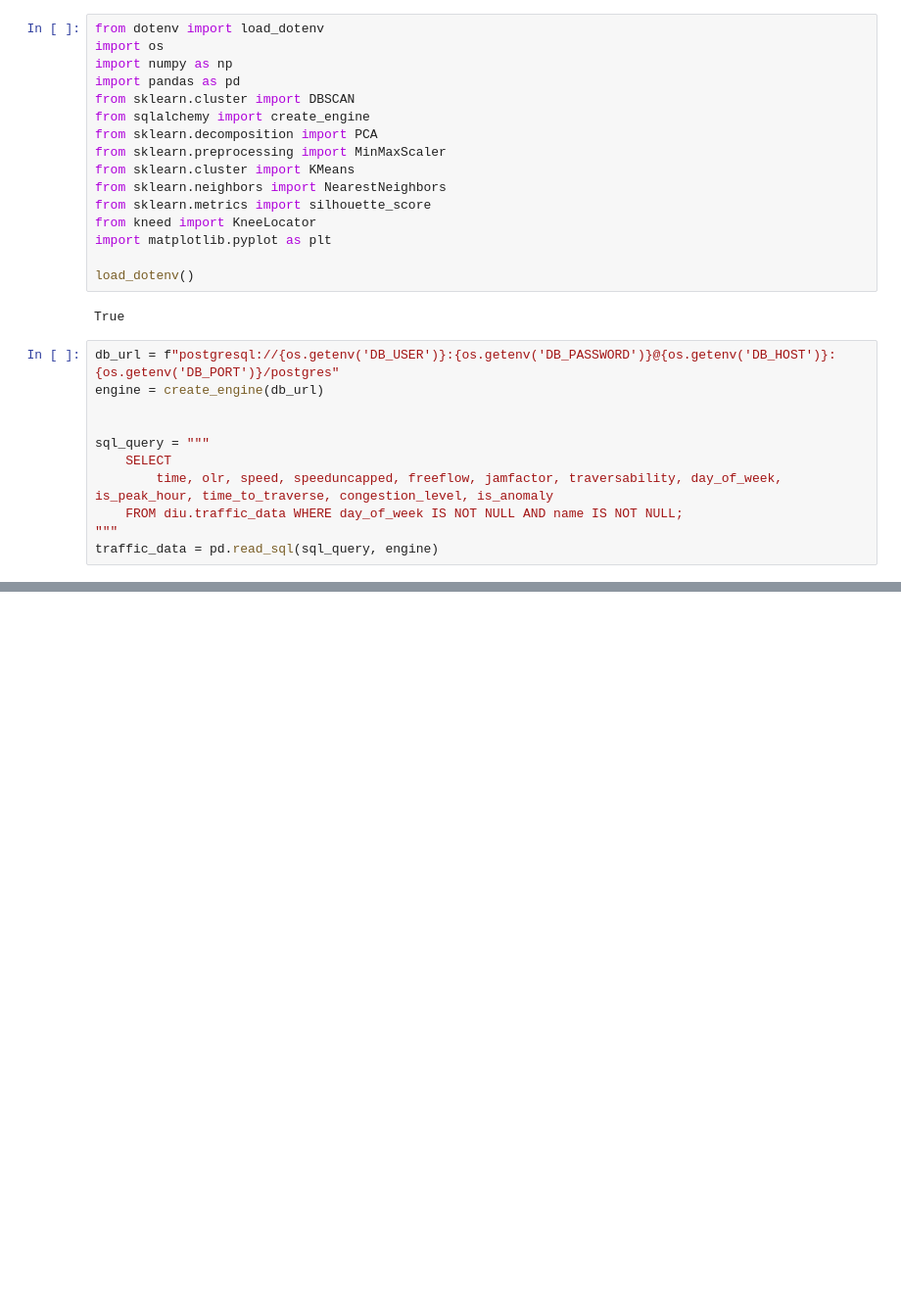
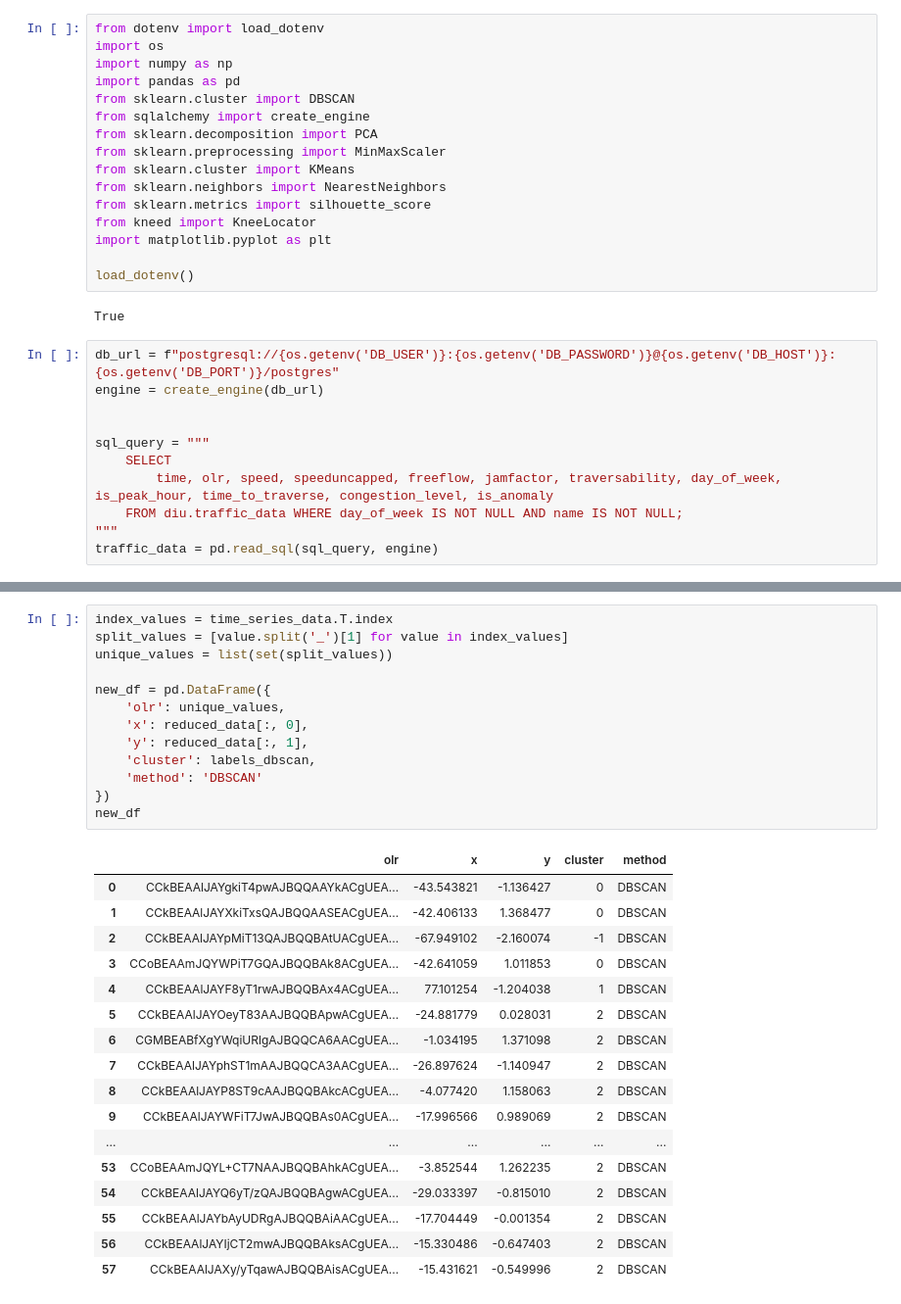
Before and after one commit to dgojny/Datenanalyse-in-Unternehmen, a Jupyter notebook: muster_cluster.ipynb, the cells around one changed output, grey strips where cells are left out. Shown at 98% size. Cells and saved outputs as stored; diff of their text form; blank space fills up the shorter version.

```diff
--- a/muster_cluster.ipynb
+++ b/muster_cluster.ipynb
@@ -167,3 +190,34 @@ plt.show()
+# %%
+index_values = time_series_data.T.index
+split_values = [value.split('_')[1] for value in index_values]
+unique_values = list(set(split_values))
+
+new_df = pd.DataFrame({
+    'olr': unique_values,
+    'x': reduced_data[:, 0],
+    'y': reduced_data[:, 1],
+    'cluster': labels_dbscan,
+    'method': 'DBSCAN'
+})
+new_df
+# %% [output]
+|  | olr | x | y | cluster | method |
+| 0 | CCkBEAAlJAYgkiT4pwAJBQQAAYkACgUEA... | -43.543821 | -1.136427 | 0 | DBSCAN |
+| 1 | CCkBEAAlJAYXkiTxsQAJBQQAASEACgUEA... | -42.406133 | 1.368477 | 0 | DBSCAN |
+| 2 | CCkBEAAlJAYpMiT13QAJBQQBAtUACgUEA... | -67.949102 | -2.160074 | -1 | DBSCAN |
+| 3 | CCoBEAAmJQYWPiT7GQAJBQQBAk8ACgUEA... | -42.641059 | 1.011853 | 0 | DBSCAN |
+| 4 | CCkBEAAlJAYF8yT1rwAJBQQBAx4ACgUEA... | 77.101254 | -1.204038 | 1 | DBSCAN |
+| 5 | CCkBEAAlJAYOeyT83AAJBQQBApwACgUEA... | -24.881779 | 0.028031 | 2 | DBSCAN |
+| 6 | CGMBEABfXgYWqiURlgAJBQQCA6AACgUEA... | -1.034195 | 1.371098 | 2 | DBSCAN |
+| 7 | CCkBEAAlJAYphST1mAAJBQQCA3AACgUEA... | -26.897624 | -1.140947 | 2 | DBSCAN |
+| 8 | CCkBEAAlJAYP8ST9cAAJBQQBAkcACgUEA... | -4.077420 | 1.158063 | 2 | DBSCAN |
+| 9 | CCkBEAAlJAYWFiT7JwAJBQQBAs0ACgUEA... | -17.996566 | 0.989069 | 2 | DBSCAN |
+| ... | ... | ... | ... | ... | ... |
+| 53 | CCoBEAAmJQYL+CT7NAAJBQQBAhkACgUEA... | -3.852544 | 1.262235 | 2 | DBSCAN |
+| 54 | CCkBEAAlJAYQ6yT/zQAJBQQBAgwACgUEA... | -29.033397 | -0.815010 | 2 | DBSCAN |
+| 55 | CCkBEAAlJAYbAyUDRgAJBQQBAiAACgUEA... | -17.704449 | -0.001354 | 2 | DBSCAN |
+| 56 | CCkBEAAlJAYIjCT2mwAJBQQBAksACgUEA... | -15.330486 | -0.647403 | 2 | DBSCAN |
+| 57 | CCkBEAAlJAXy/yTqawAJBQQBAisACgUEA... | -15.431621 | -0.549996 | 2 | DBSCAN |
 # %%
 os.environ["OMP_NUM_THREADS"] = "2"
 n_clusters = 4
```
Also changed, not shown: parts of 13 cells of this notebook, 3 other files.
